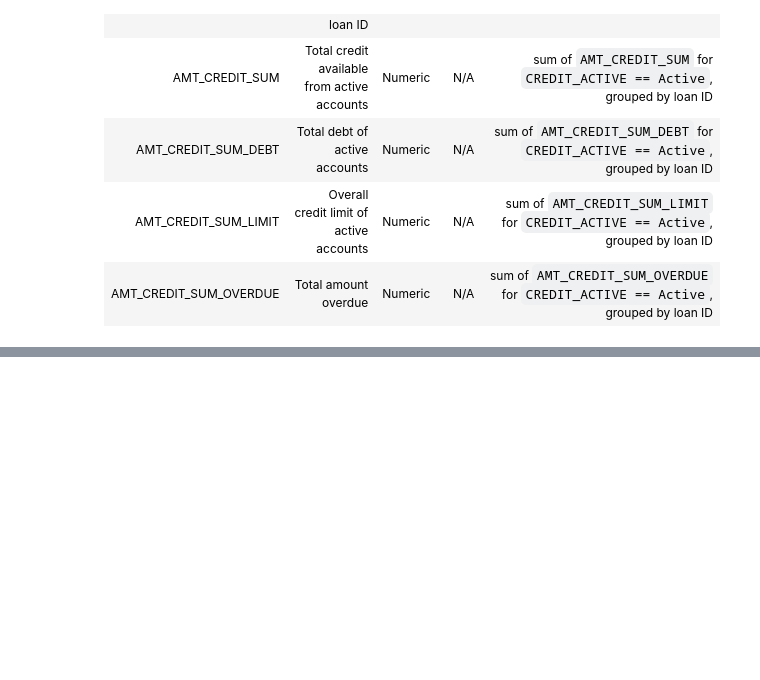
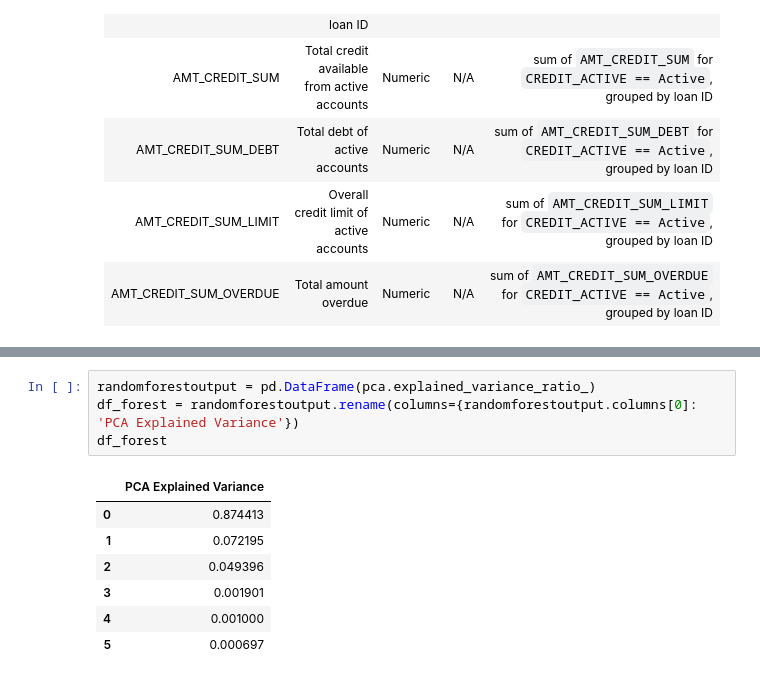
Before and after one commit to sjmiller8182/home-credit-default-risk, a Jupyter notebook: MiniLab1 CRISP-DM .ipynb, the cells around one changed output, grey strips where cells are left out. Drawn from its saved outputs; the diff is of its cells as text; blank space fills up the shorter version.

```diff
--- a/MiniLab1 CRISP-DM .ipynb
+++ b/MiniLab1 CRISP-DM .ipynb
@@ -887,0 +991,12 @@ The following features were engineered from the bureau features (from `bureau.cs
+# %%
+randomforestoutput = pd.DataFrame(pca.explained_variance_ratio_)
+df_forest = randomforestoutput.rename(columns={randomforestoutput.columns[0]: 'PCA Explained Variance'})
+df_forest
+# %% [output]
+|  | PCA Explained Variance |
+| 0 | 0.874413 |
+| 1 | 0.072195 |
+| 2 | 0.049396 |
+| 3 | 0.001901 |
+| 4 | 0.001000 |
+| 5 | 0.000697 |
```
Also changed, not shown: parts of 13 cells of this notebook.
